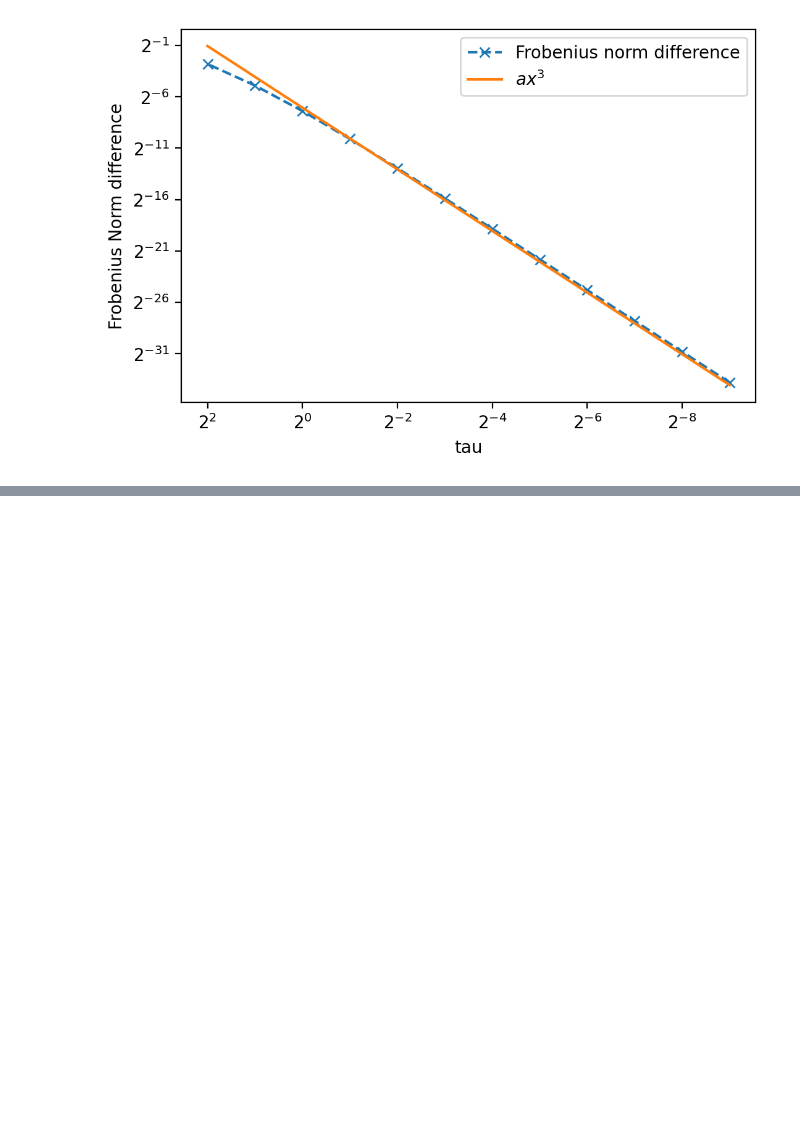
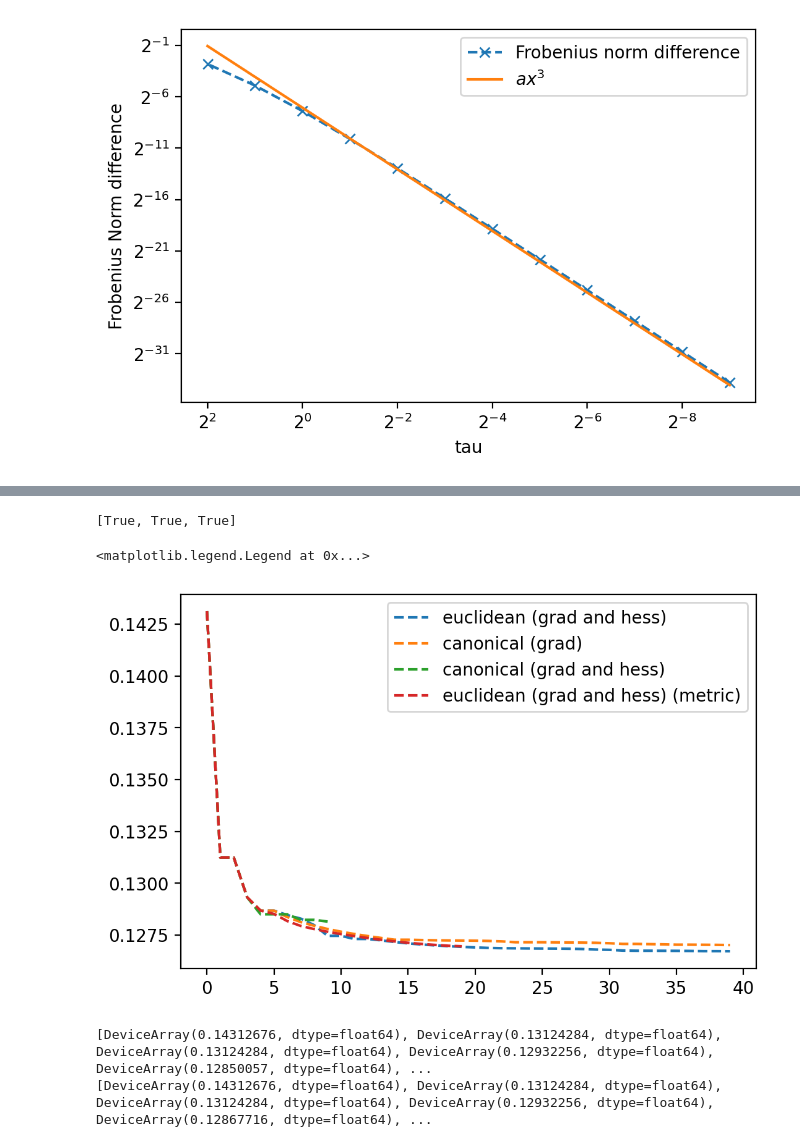
Before and after one commit to EmilianoG-byte/opentn, a Jupyter notebook: experiments/trust_region_2site_ansatz.ipynb, the cells around one changed output, grey strips where cells are left out. Cells and saved outputs as stored; diff of their text form; code cells hidden in the pictures; blank space fills up the shorter version.

```diff
--- a/experiments/trust_region_2site_ansatz.ipynb
+++ b/experiments/trust_region_2site_ansatz.ipynb
@@ -237,0 +278,7 @@ print(taus)
+# %%
+# lets try to quickly run an optimization with the canonical gradient instead
+grad_stiefel_canon = lambda xi: gradient_stiefel_vec(xi, f_stiefel, metric='canonical')
+
+xs_pbc_canon_1, f_pbc_canon_1, err_pbc_canon_1, radius_pbc_canon_1 = riemannian_trust_region_optimize(
+    f_stiefel, retract_stiefel, grad_stiefel_canon, hessian_stiefel, xs_pbc_stiefel, niter=20
+)
@@ -237,0 +303,4 @@ print(taus)
+# %%
+xs_pbc_canon_2, f_pbc_canon_2, err_pbc_canon_2, radius_pbc_canon_2 = riemannian_trust_region_optimize(
+    f_stiefel, retract_stiefel, grad_stiefel_canon, hessian_stiefel, xs_pbc_canon_1, niter=20, radius_init=radius_pbc_2
+)
@@ -237,0 +325,8 @@ print(taus)
+# %%
+grad_stiefel_euclidean = lambda xi: gradient_stiefel_vec(xi, f_stiefel, metric='euclidean')
+hessian_stiefel_euclidean = lambda xi: riemannian_hessian_vec(xi, f_stiefel, metric='euclidean')
+
+
+xs_pbc_euclidean_1, f_pbc_euclidean_1, err_pbc_euclidean_1, radius_pbc_euclidean_1 = riemannian_trust_region_optimize(
+    f_stiefel, retract_stiefel, grad_stiefel_euclidean, hessian_stiefel_euclidean, xs_pbc_stiefel, niter=20
+)
@@ -237,0 +351,6 @@ print(taus)
+# %%
+hessian_stiefel_canon = lambda xi: riemannian_hessian_vec(xi, f_stiefel, metric='canonical')
+xs_pbc_canon_upd_1, f_pbc_canon_upd_1, err_pbc_canon_upd_1, radius_pbc_canon_upd_1 = riemannian_trust_region_optimize(
+    f_stiefel, retract_stiefel, grad_stiefel_canon, hessian_stiefel_canon, xs_pbc_stiefel, niter=10
+)
+# NOTE: attempt without the projection did not work
@@ -237,0 +375,21 @@ print(taus)
+# %%
+check_isometries(xs_pbc_canon_upd_1)
+# %% [output]
+[True, True, True]
+# %%
+import matplotlib.pyplot as plt
+plt.figure(dpi=200)
+plt.plot(f_pbc_1 + f_pbc_2, '--', label='euclidean (grad and hess)')
+plt.plot(f_pbc_canon_1 + f_pbc_canon_2, '--', label='canonical (grad)')
+plt.plot(f_pbc_canon_upd_1, '--', label='canonical (grad and hess)')
+plt.plot(f_pbc_euclidean_1, '--', label='euclidean (grad and hess) (metric)')
+plt.legend()
+# %% [output]
+<matplotlib.legend.Legend at 0x...>
+[figure, added]
+# %%
+print(f_pbc_canon_upd_1)
+print(f_pbc_euclidean_1)
+# %% [output]
+[DeviceArray(0.14312676, dtype=float64), DeviceArray(0.13124284, dtype=float64), DeviceArray(0.13124284, dtype=float64), DeviceArray(0.12932256, dtype=float64), DeviceArray(0.12850057, dtype=float64), ...
+[DeviceArray(0.14312676, dtype=float64), DeviceArray(0.13124284, dtype=float64), DeviceArray(0.13124284, dtype=float64), DeviceArray(0.12932256, dtype=float64), DeviceArray(0.12867716, dtype=float64), ...
```
Also changed, not shown: parts of 20 cells of this notebook, 1 other file.
